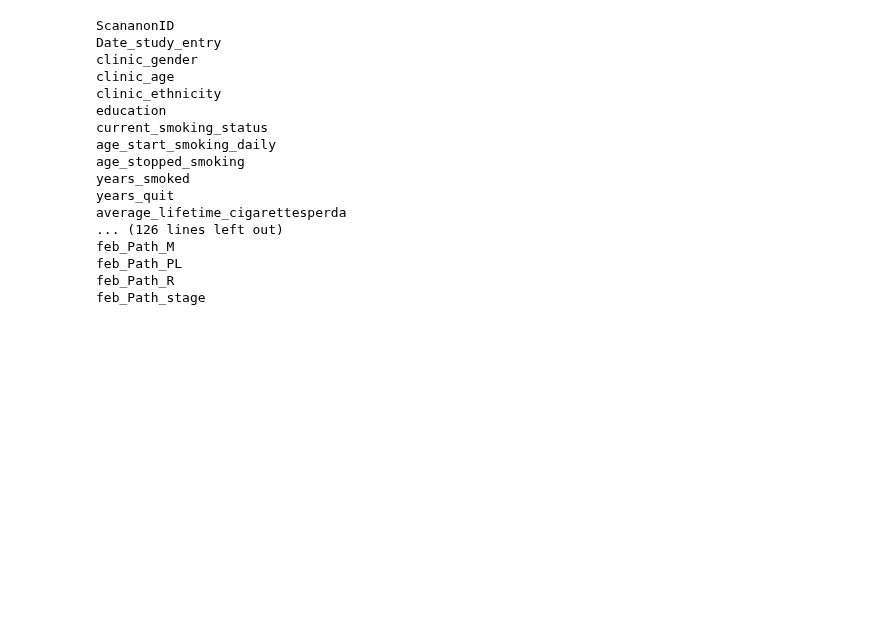
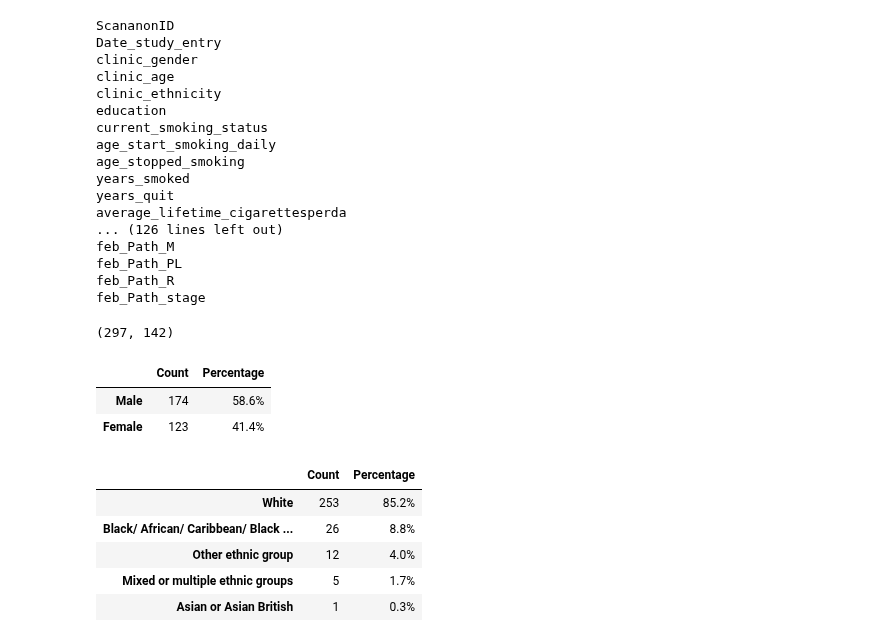
Before and after one commit to johnmccabe44/fairness-in-nodule-detection, a Jupyter notebook: notebooks/experiment_design.ipynb, the cells around one changed output. Saved outputs shown, nothing was run; the diff lists cells and outputs as text; code cells hidden in the pictures; blank space fills up the shorter version.

Commit message:
Added LSUT experiment with tranche1 and tranche2

```diff
--- a/notebooks/experiment_design.ipynb
+++ b/notebooks/experiment_design.ipynb
@@ -1161,3 +1161,56 @@ display(lung_metadata[[
     'y-pixels',
     'slices'
 ]].head())
+# %%
+# LSUT useable scans
+import pandas as pd
+import numpy as np
+from pathlib import Path
+
+blacklist = ['UCLH_43663037','UCLH_45634500','UCLH_59066126','UCLH_50882667','UCLH_27847999','UCLH_90830903']
+
+dble_negatives = pd.concat([
+    pd.read_csv(f'/Users/john/Projects/SOTAEvaluationNoduleDetection/data/lsut/tranche1_soft_recon_patients_with_no_nodules.txt', low_memory=False, header=None),
+    pd.read_csv(f'/Users/john/Projects/SOTAEvaluationNoduleDetection/data/lsut/tranche2_soft_recon_patients_with_no_nodules.txt', low_memory=False, header=None)
+    ]
+)[0].values
+
+with_nodules = np.unique([
+    fil.stem
+    for fil in Path('/Users/john/Projects/SOTAEvaluationNoduleDetection/data/lsut/RadiologistReview/').rglob('*.json')
+    ])
+
+lsut_data = set(dble_negatives).union(set(with_nodules)) - set(blacklist)
+
+annotations = pd.read_csv(f'/Users/john/Projects/SOTAEvaluationNoduleDetection/data/lsut/annotations.csv', low_memory=False)
+useable = annotations.query('ScananonID in @lsut_data')
+print(useable.shape)
+clinic_gender_counts = useable['clinic_gender'].value_counts()
+clinic_ethnicity_counts = useable['clinic_ethnicity'].value_counts()
+
+clinic_gender_percentages = useable['clinic_gender'].value_counts(normalize=True).apply(lambda x: f'{x:.1%}')
+clinic_ethnicity_percentages = useable['clinic_ethnicity'].value_counts(normalize=True).apply(lambda x: f'{x:.1%}')
+
+clinic_gender_summary = pd.DataFrame({
+    'Count': clinic_gender_counts,
+    'Percentage': clinic_gender_percentages
+})
+
+clinic_ethnicity_summary = pd.DataFrame({
+    'Count': clinic_ethnicity_counts,
+    'Percentage': clinic_ethnicity_percentages
+})
+
+display(clinic_gender_summary)
+display(clinic_ethnicity_summary)
+# %% [output]
+(297, 142)
+|  | Count | Percentage |
+| Male | 174 | 58.6% |
+| Female | 123 | 41.4% |
+|  | Count | Percentage |
+| White | 253 | 85.2% |
+| Black/ African/ Caribbean/ Black ... | 26 | 8.8% |
+| Other ethnic group | 12 | 4.0% |
+| Mixed or multiple ethnic groups | 5 | 1.7% |
+| Asian or Asian British | 1 | 0.3% |
```
